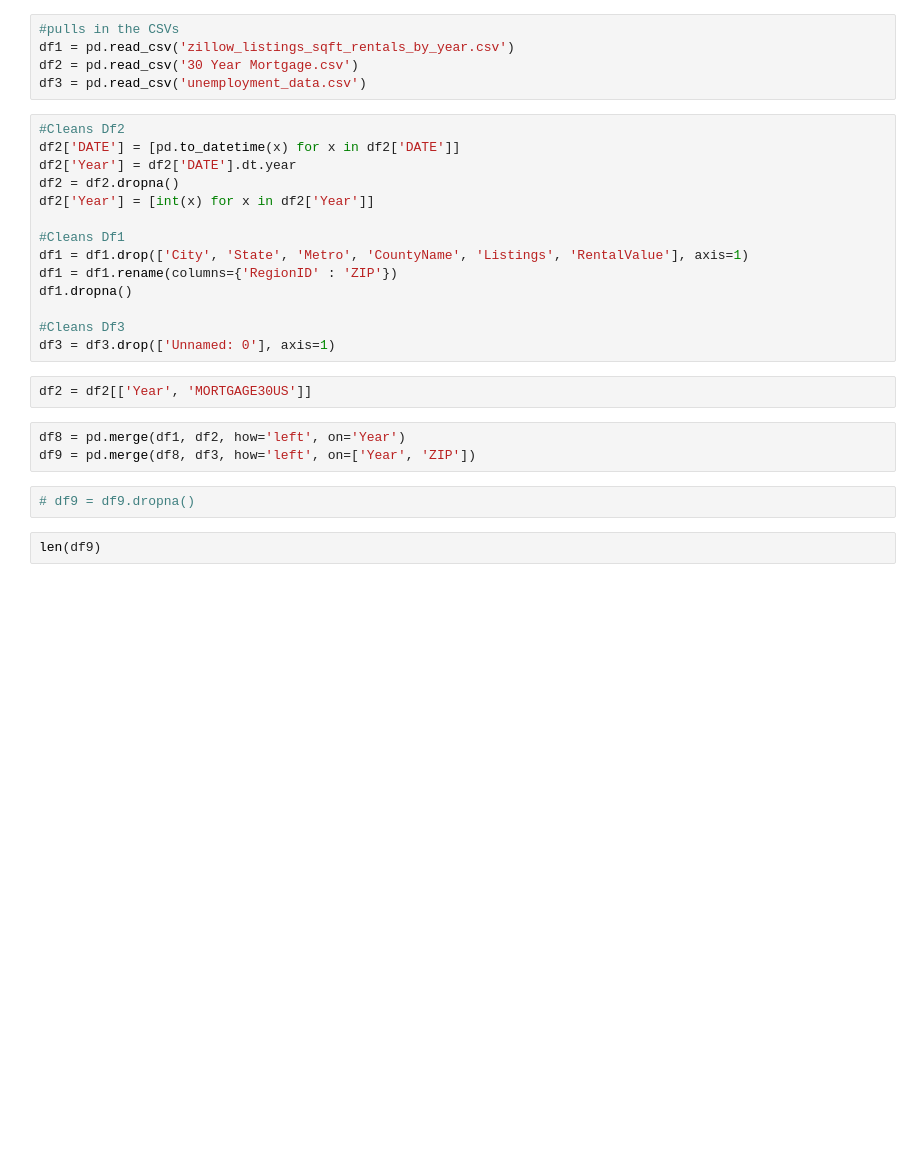
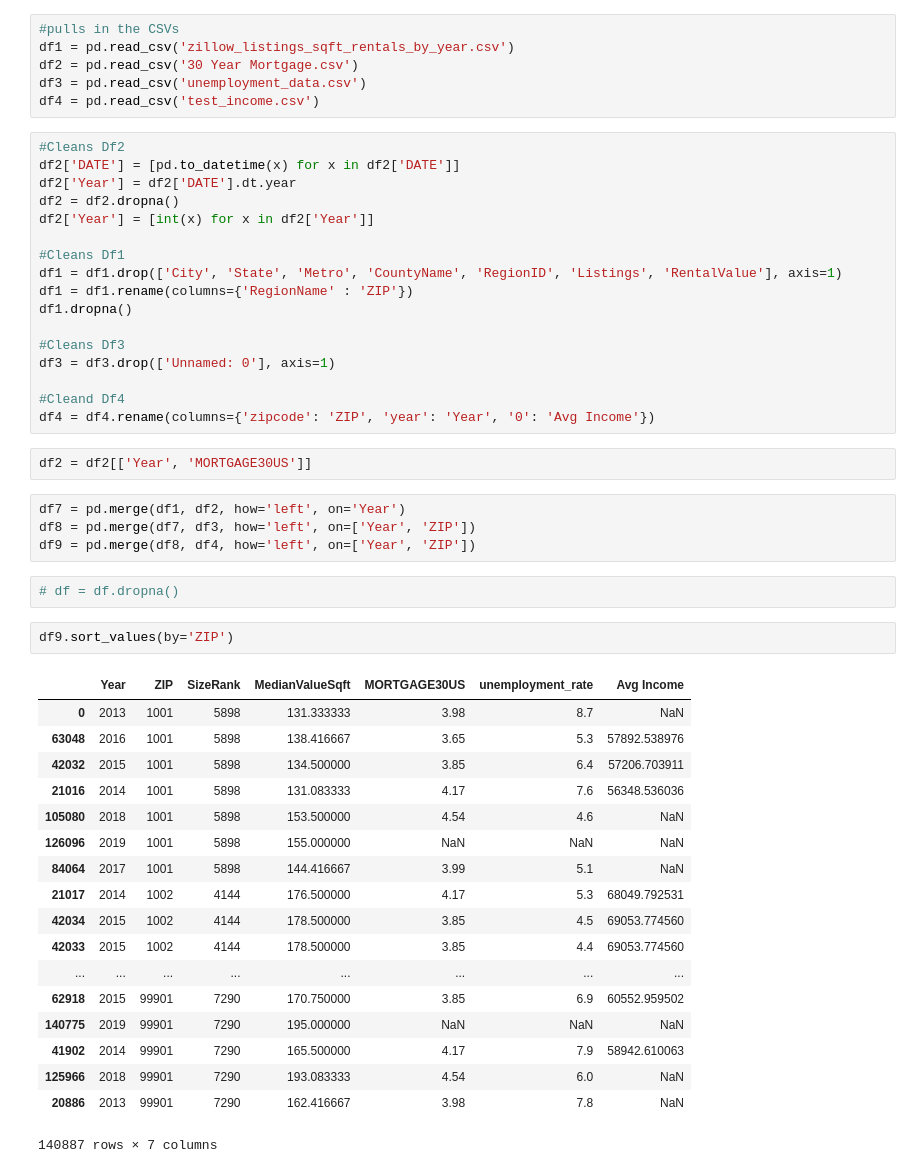
Before and after one commit to francoe/project_3, a Jupyter notebook: MegaJoin.ipynb, the cells around one changed output. Cells and saved outputs as stored; diff of their text form; blank space fills up the shorter version.

```diff
--- a/MegaJoin.ipynb
+++ b/MegaJoin.ipynb
@@ -7,6 +7,7 @@ from datetime import datetime
 df1 = pd.read_csv('zillow_listings_sqft_rentals_by_year.csv')
 df2 = pd.read_csv('30 Year Mortgage.csv')
 df3 = pd.read_csv('unemployment_data.csv')
+df4 = pd.read_csv('test_income.csv')
 # %%
 #Cleans Df2
 df2['DATE'] = [pd.to_datetime(x) for x in df2['DATE']]
@@ -15,20 +16,43 @@ df2 = df2.dropna()
 df2['Year'] = [int(x) for x in df2['Year']]
 
 #Cleans Df1
-df1 = df1.drop(['City', 'State', 'Metro', 'CountyName', 'Listings', 'RentalValue'], axis=1)
-df1 = df1.rename(columns={'RegionID' : 'ZIP'})
+df1 = df1.drop(['City', 'State', 'Metro', 'CountyName', 'RegionID', 'Listings', 'RentalValue'], axis=1)
+df1 = df1.rename(columns={'RegionName' : 'ZIP'})
 df1.dropna()
 
 #Cleans Df3
 df3 = df3.drop(['Unnamed: 0'], axis=1)
+
+#Cleand Df4
+df4 = df4.rename(columns={'zipcode': 'ZIP', 'year': 'Year', '0': 'Avg Income'})
 # %%
 df2 = df2[['Year', 'MORTGAGE30US']]
 # %%
-df8 = pd.merge(df1, df2, how='left', on='Year')
-df9 = pd.merge(df8, df3, how='left', on=['Year', 'ZIP'])
+df7 = pd.merge(df1, df2, how='left', on='Year')
+df8 = pd.merge(df7, df3, how='left', on=['Year', 'ZIP'])
+df9 = pd.merge(df8, df4, how='left', on=['Year', 'ZIP'])
 # %%
-# df9 = df9.dropna()
+# df = df.dropna()
-# %%
-len(df9)
+# %%
+df9.sort_values(by='ZIP')
+# %% [output]
+|  | Year | ZIP | SizeRank | MedianValueSqft | MORTGAGE30US | unemployment_rate | Avg Income |
+| 0 | 2013 | 1001 | 5898 | 131.333333 | 3.98 | 8.7 | NaN |
+| 63048 | 2016 | 1001 | 5898 | 138.416667 | 3.65 | 5.3 | 57892.538976 |
+| 42032 | 2015 | 1001 | 5898 | 134.500000 | 3.85 | 6.4 | 57206.703911 |
+| 21016 | 2014 | 1001 | 5898 | 131.083333 | 4.17 | 7.6 | 56348.536036 |
+| 105080 | 2018 | 1001 | 5898 | 153.500000 | 4.54 | 4.6 | NaN |
+| 126096 | 2019 | 1001 | 5898 | 155.000000 | NaN | NaN | NaN |
+| 84064 | 2017 | 1001 | 5898 | 144.416667 | 3.99 | 5.1 | NaN |
+| 21017 | 2014 | 1002 | 4144 | 176.500000 | 4.17 | 5.3 | 68049.792531 |
+| 42034 | 2015 | 1002 | 4144 | 178.500000 | 3.85 | 4.5 | 69053.774560 |
+| 42033 | 2015 | 1002 | 4144 | 178.500000 | 3.85 | 4.4 | 69053.774560 |
+| ... | ... | ... | ... | ... | ... | ... | ... |
+| 62918 | 2015 | 99901 | 7290 | 170.750000 | 3.85 | 6.9 | 60552.959502 |
+| 140775 | 2019 | 99901 | 7290 | 195.000000 | NaN | NaN | NaN |
+| 41902 | 2014 | 99901 | 7290 | 165.500000 | 4.17 | 7.9 | 58942.610063 |
+| 125966 | 2018 | 99901 | 7290 | 193.083333 | 4.54 | 6.0 | NaN |
+| 20886 | 2013 | 99901 | 7290 | 162.416667 | 3.98 | 7.8 | NaN |
+140887 rows × 7 columns
 # %%
 len(df9.dropna())
```
Also changed, not shown: parts of 4 cells of this notebook, 5 other files.
